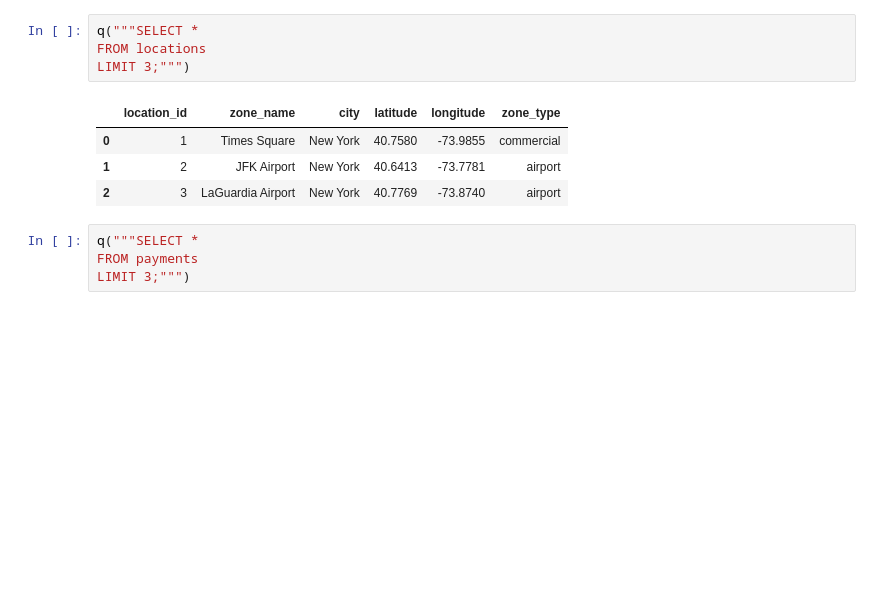
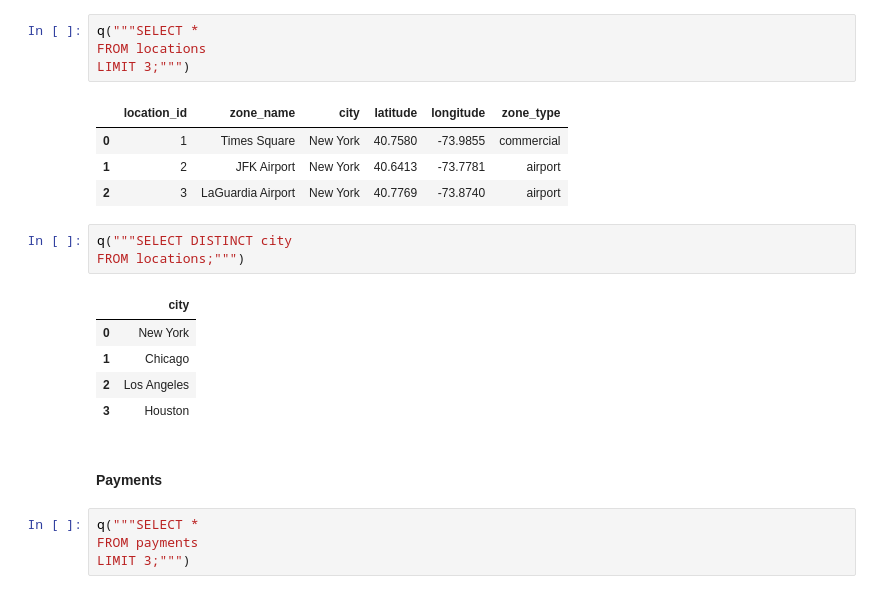
Before and after one commit to lmacakova/uber_with_sql, a Jupyter notebook: uber_with_sql.ipynb, the cells around one changed output. Cells and saved outputs as stored; diff of their text form; blank space fills up the shorter version.

```diff
--- a/uber_with_sql.ipynb
+++ b/uber_with_sql.ipynb
@@ -66,6 +77,17 @@ LIMIT 3;""")
 | 0 | 1 | Times Square | New York | 40.7580 | -73.9855 | commercial |
 | 1 | 2 | JFK Airport | New York | 40.6413 | -73.7781 | airport |
 | 2 | 3 | LaGuardia Airport | New York | 40.7769 | -73.8740 | airport |
+# %%
+q("""SELECT DISTINCT city
+FROM locations;""")
+# %% [output]
+|  | city |
+| 0 | New York |
+| 1 | Chicago |
+| 2 | Los Angeles |
+| 3 | Houston |
+# %% [markdown]
+#### Payments
 # %%
 q("""SELECT *
 FROM payments
```
Also changed, not shown: parts of 23 cells of this notebook, 1 other file.
